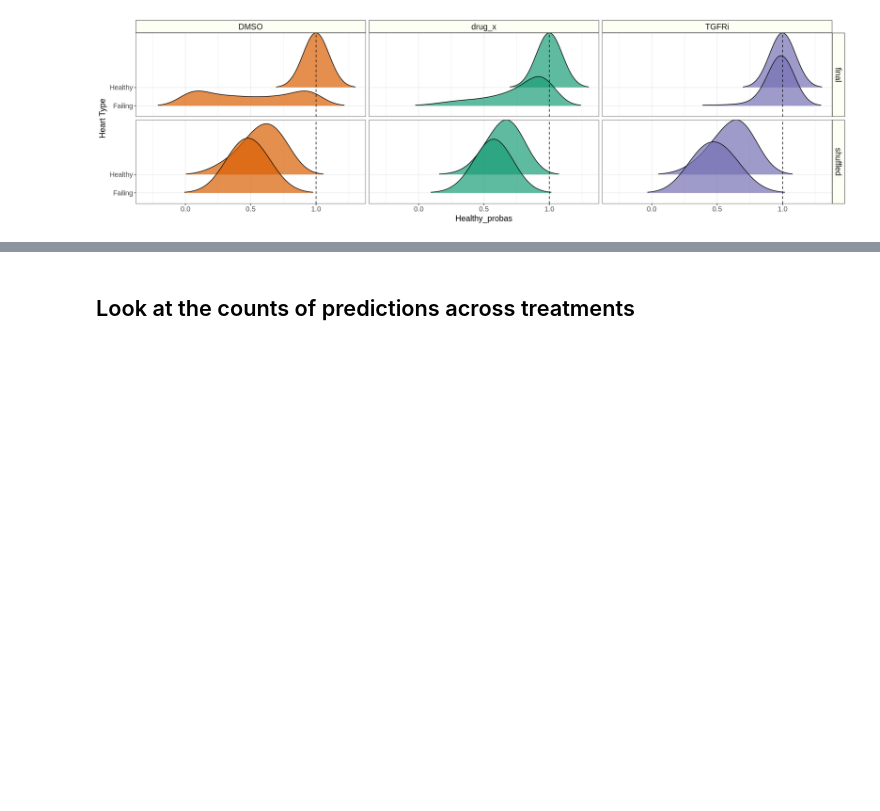
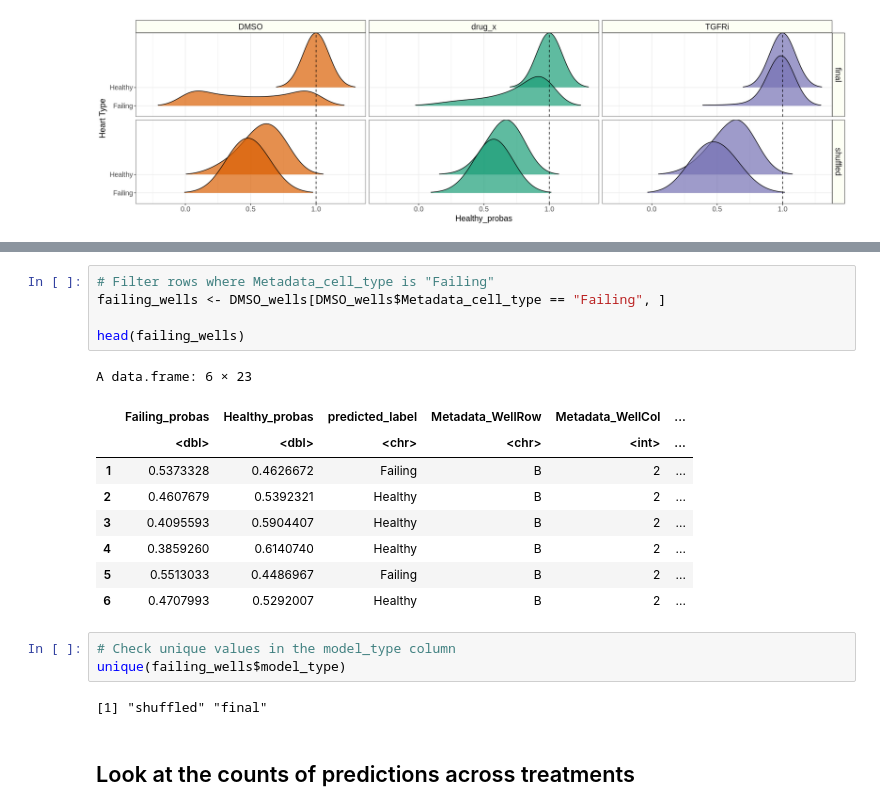
Before and after one commit to WayScience/cellpainting_predicts_cardiac_fibrosis, a Jupyter notebook: 5.machine_learning/4.vis_generalizability.ipynb, the cells around one changed output, grey strips where cells are left out. Cells and saved outputs as stored; diff of their text form; blank space fills up the shorter version.

```diff
--- a/5.machine_learning/4.vis_generalizability.ipynb
+++ b/5.machine_learning/4.vis_generalizability.ipynb
@@ -110,3 +176,23 @@ ridge_plot_healthy
+# %%
+# Filter rows where Metadata_cell_type is "Failing"
+failing_wells <- DMSO_wells[DMSO_wells$Metadata_cell_type == "Failing", ]
+
+head(failing_wells)
+# %% [output]
+A data.frame: 6 × 23
+|  | Failing_probas | Healthy_probas | predicted_label | Metadata_WellRow | Metadata_WellCol | ... |
+|  | <dbl> | <dbl> | <chr> | <chr> | <int> | ... |
+| 1 | 0.5373328 | 0.4626672 | Failing | B | 2 | ... |
+| 2 | 0.4607679 | 0.5392321 | Healthy | B | 2 | ... |
+| 3 | 0.4095593 | 0.5904407 | Healthy | B | 2 | ... |
+| 4 | 0.3859260 | 0.6140740 | Healthy | B | 2 | ... |
+| 5 | 0.5513033 | 0.4486967 | Failing | B | 2 | ... |
+| 6 | 0.4707993 | 0.5292007 | Healthy | B | 2 | ... |
+# %%
+# Check unique values in the model_type column
+unique(failing_wells$model_type)
+# %% [output]
+[1] "shuffled" "final"
 # %% [markdown]
 ## Look at the counts of predictions across treatments
 # %%
```
Also changed, not shown: parts of 1 cell of this notebook, 30 other files.
